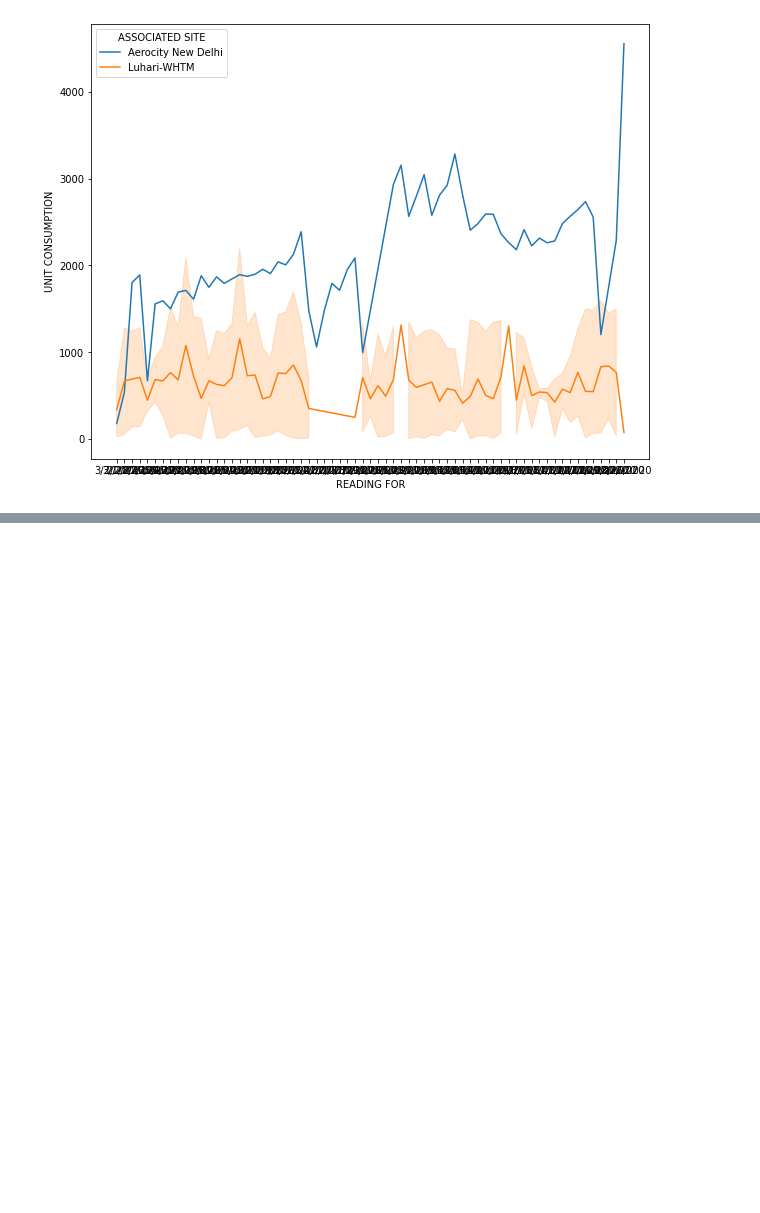
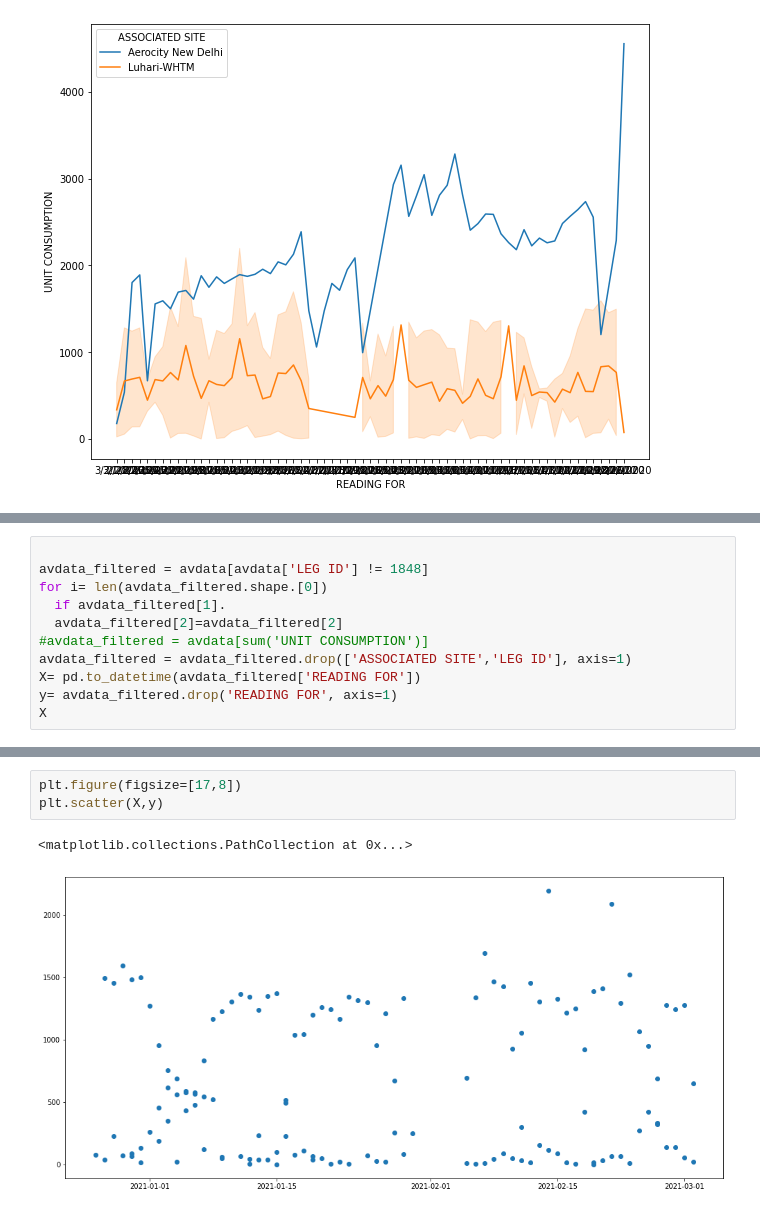
Before and after one commit to samsharm/Python, a Jupyter notebook: AvDataAnalysis_sample.ipynb, the cells around one changed output, grey strips where cells are left out. Saved outputs shown, nothing was run; the diff lists cells and outputs as text; blank space fills up the shorter version.

```diff
--- a/AvDataAnalysis_sample.ipynb
+++ b/AvDataAnalysis_sample.ipynb
@@ -98,0 +123,11 @@ sns.lineplot(x=avdata['READING FOR'], y=avdata['UNIT CONSUMPTION'], hue=avdata['
+# %%
+
+avdata_filtered = avdata[avdata['LEG ID'] != 1848]
+for i= len(avdata_filtered.shape.[0])
+  if avdata_filtered[1].
+  avdata_filtered[2]=avdata_filtered[2]
+#avdata_filtered = avdata[sum('UNIT CONSUMPTION')]
+avdata_filtered = avdata_filtered.drop(['ASSOCIATED SITE','LEG ID'], axis=1)
+X= pd.to_datetime(avdata_filtered['READING FOR'])
+y= avdata_filtered.drop('READING FOR', axis=1)
+X
@@ -98,0 +168,6 @@ sns.lineplot(x=avdata['READING FOR'], y=avdata['UNIT CONSUMPTION'], hue=avdata['
+# %%
+plt.figure(figsize=[17,8])
+plt.scatter(X,y)
+# %% [output]
+<matplotlib.collections.PathCollection at 0x...>
+[figure, added]
```
Also changed, not shown: parts of 19 cells of this notebook.
